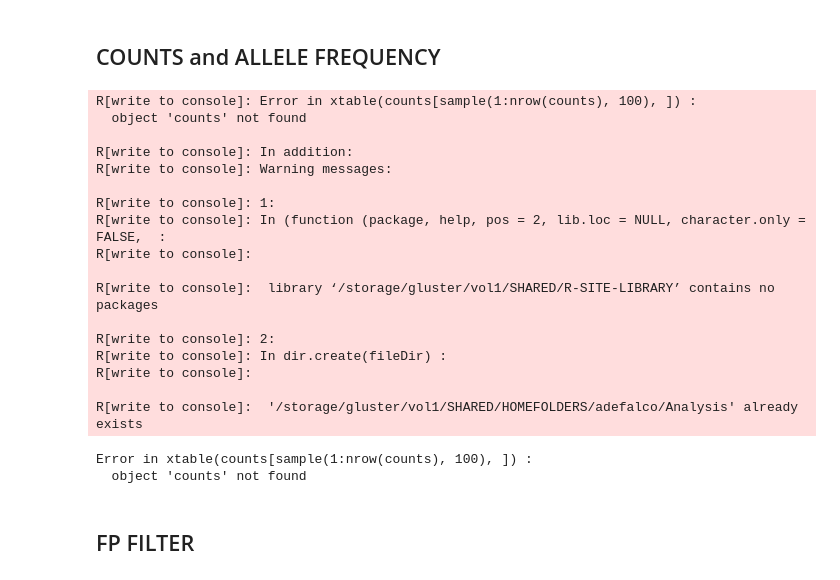
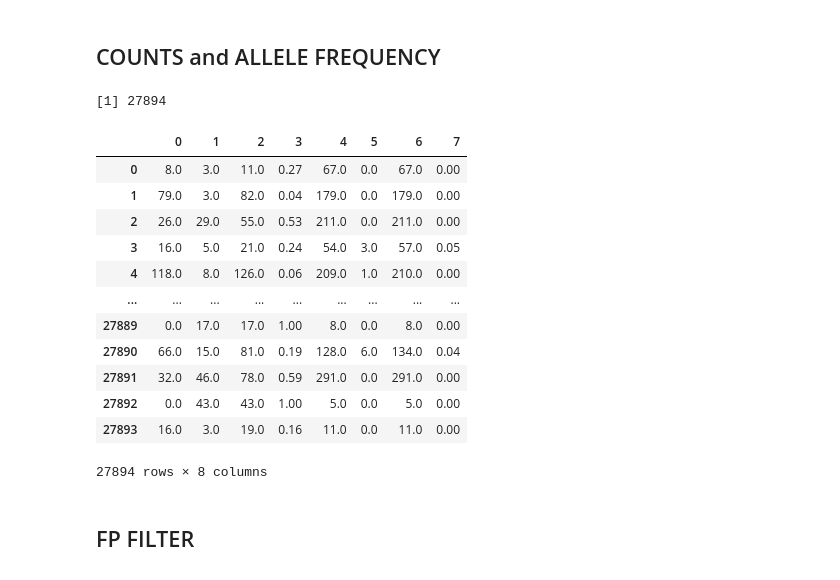
Before and after one commit to ceccarellilab/SnakeExomePipeline, a Jupyter notebook: SomaticMutation.ipynb, the cells around one changed output. Saved outputs shown, nothing was run; the diff lists cells and outputs as text; code cells hidden in the pictures.

Commit message:
options

```diff
--- a/Rpipeline.ipynb
+++ b/SomaticMutation.ipynb
@@ -142,7 +142,7 @@ save(vcf,file = paste(fileDir,"vcf.rda",sep=""))
 # %% [markdown]
 ## COUNTS and ALLELE FREQUENCY
 # %%
-%%R
+%%R -o counts
 # COUNTS and ALLELE FREQUENCY -----------------
 
 countsVcf <- function(vcf,i){
@@ -211,35 +211,37 @@ vcf <- vcf[!cond,]
 
 rownames(vcf) <- NULL
 nrow(vcf) #27894
-rm(counts)
+#rm(counts)
 
 #----------------------------------------------
 # save(vcf,file = "Analysis/vcf.rda")
+# %% [output]
+[1] 27894
-# %%
-%%R
-library(xtable)
-print(xtable(counts[sample(1:nrow(counts),100),]),type='html')
-#MY
-# %% [output]
-R[write to console]: Error in xtable(counts[sample(1:nrow(counts), 100), ]) :
-  object 'counts' not found
-
-R[write to console]: In addition:
-R[write to console]: Warning messages:
-
-R[write to console]: 1:
-R[write to console]: In (function (package, help, pos = 2, lib.loc = NULL, character.only = FALSE,  :
-R[write to console]:
-
-R[write to console]:  library ‘/storage/gluster/vol1/SHARED/R-SITE-LIBRARY’ contains no packages
-
-R[write to console]: 2:
-R[write to console]: In dir.create(fileDir) :
-R[write to console]:
-
-R[write to console]:  '/storage/gluster/vol1/SHARED/HOMEFOLDERS/adefalco/Analysis' already exists
-Error in xtable(counts[sample(1:nrow(counts), 100), ]) :
-  object 'counts' not found
+# %%
+from IPython.display import display, HTML
+import pandas as pd
+pd.set_option('display.min_rows',10)
+pd.set_option('display.max_rows',10)
+countsp = pd.DataFrame(data=counts)#,    # values
+    #index=counts[1:,0],    # 1st column as index
+    #columns=counts[0,1:])
+display(countsp)
+#print ("Dataframe 2:")
+#display(HTML(countsp.to_html()))
+# %% [output]
+|  | 0 | 1 | 2 | 3 | 4 | 5 | 6 | 7 |
+| 0 | 8.0 | 3.0 | 11.0 | 0.27 | 67.0 | 0.0 | 67.0 | 0.00 |
+| 1 | 79.0 | 3.0 | 82.0 | 0.04 | 179.0 | 0.0 | 179.0 | 0.00 |
+| 2 | 26.0 | 29.0 | 55.0 | 0.53 | 211.0 | 0.0 | 211.0 | 0.00 |
+| 3 | 16.0 | 5.0 | 21.0 | 0.24 | 54.0 | 3.0 | 57.0 | 0.05 |
+| 4 | 118.0 | 8.0 | 126.0 | 0.06 | 209.0 | 1.0 | 210.0 | 0.00 |
+| ... | ... | ... | ... | ... | ... | ... | ... | ... |
+| 27889 | 0.0 | 17.0 | 17.0 | 1.00 | 8.0 | 0.0 | 8.0 | 0.00 |
+| 27890 | 66.0 | 15.0 | 81.0 | 0.19 | 128.0 | 6.0 | 134.0 | 0.04 |
+| 27891 | 32.0 | 46.0 | 78.0 | 0.59 | 291.0 | 0.0 | 291.0 | 0.00 |
+| 27892 | 0.0 | 43.0 | 43.0 | 1.00 | 5.0 | 0.0 | 5.0 | 0.00 |
+| 27893 | 16.0 | 3.0 | 19.0 | 0.16 | 11.0 | 0.0 | 11.0 | 0.00 |
+27894 rows × 8 columns
 # %% [markdown]
 ## FP FILTER
 # %%
```
Also changed, not shown: 1 other file.
